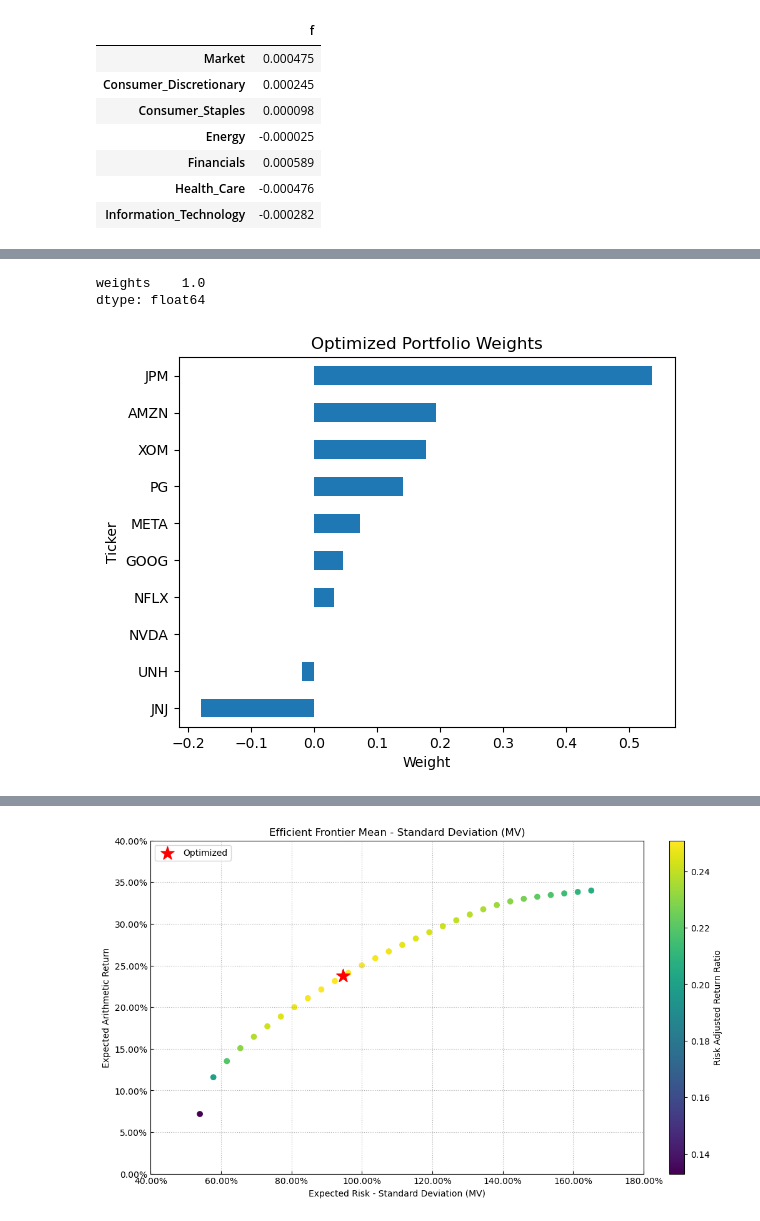
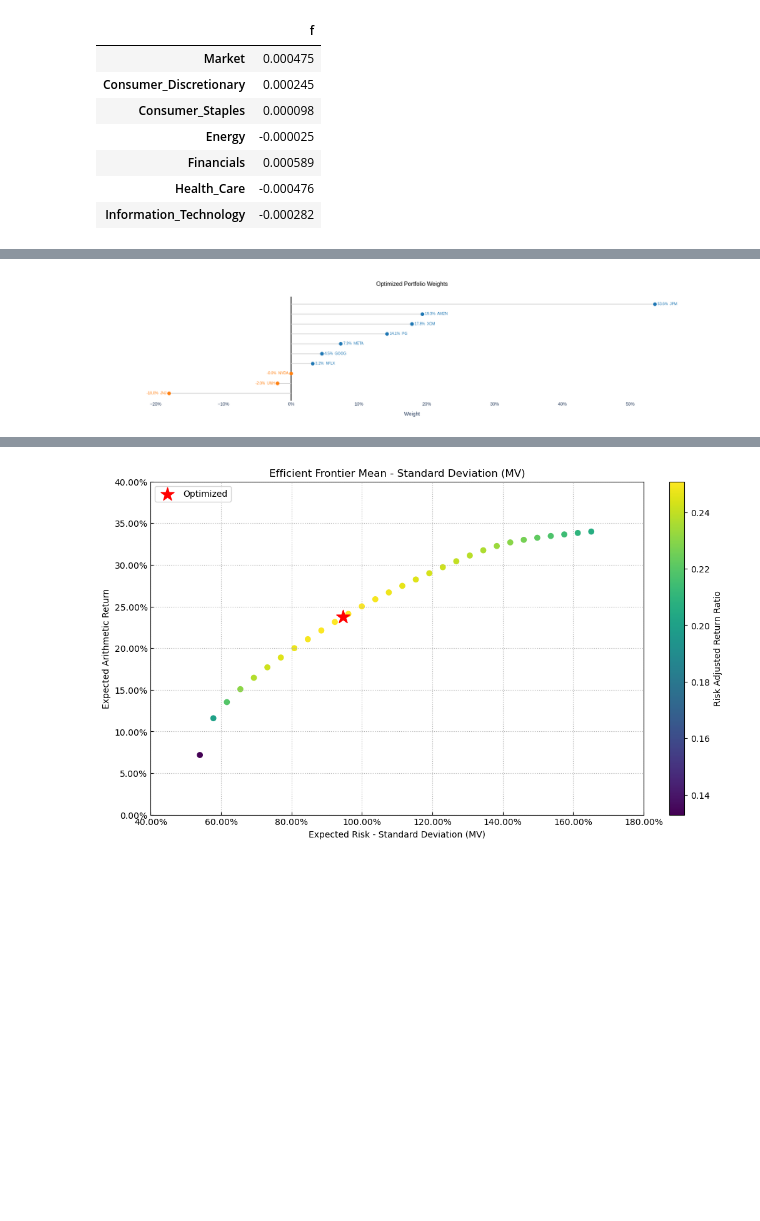
Before and after one commit to Cerebellum-Archive/portfolio-optimizer-notebooks, a Jupyter notebook: notebooks/PortfolioOptimizer.ipynb, the cells around one changed output, grey strips where cells are left out. Saved outputs shown, nothing was run; the diff lists cells and outputs as text; code cells hidden in the pictures; blank space fills up the shorter version.

```diff
--- a/notebooks/PortfolioOptimizer.ipynb
+++ b/notebooks/PortfolioOptimizer.ipynb
@@ -406,12 +464,8 @@ factor_model.sigma
 | XOM | 0.000127 | 0.000101 | 0.000024 | 0.000144 | 0.000153 | 0.000085 | 0.000103 | 0.000030 | 0.000025 | 0.004016 |
 # %%
 factor_model.optimize(LongOnly=False)
-# %%
-factor_model.w.sum()
-# %% [output]
-weights    1.0
-dtype: float64
 # %%
-factor_model.plot_weights()
+# Visualize optimalized weights
+factor_model.plot_weights_plotly()
 # %% [output]
-[figure, old version]
+[figure, new version]
```
Also changed, not shown: parts of 18 cells of this notebook, 1 other file.
